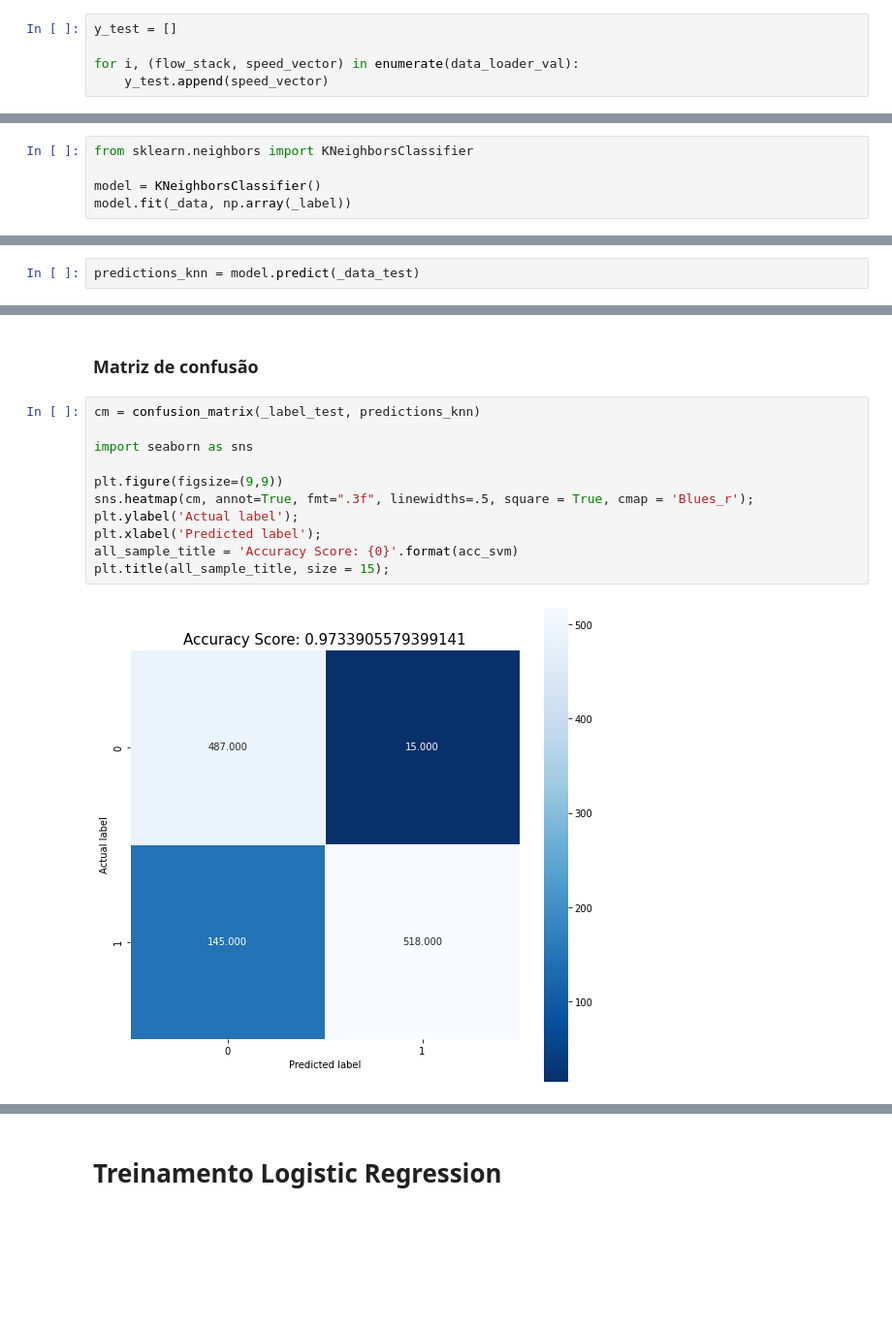
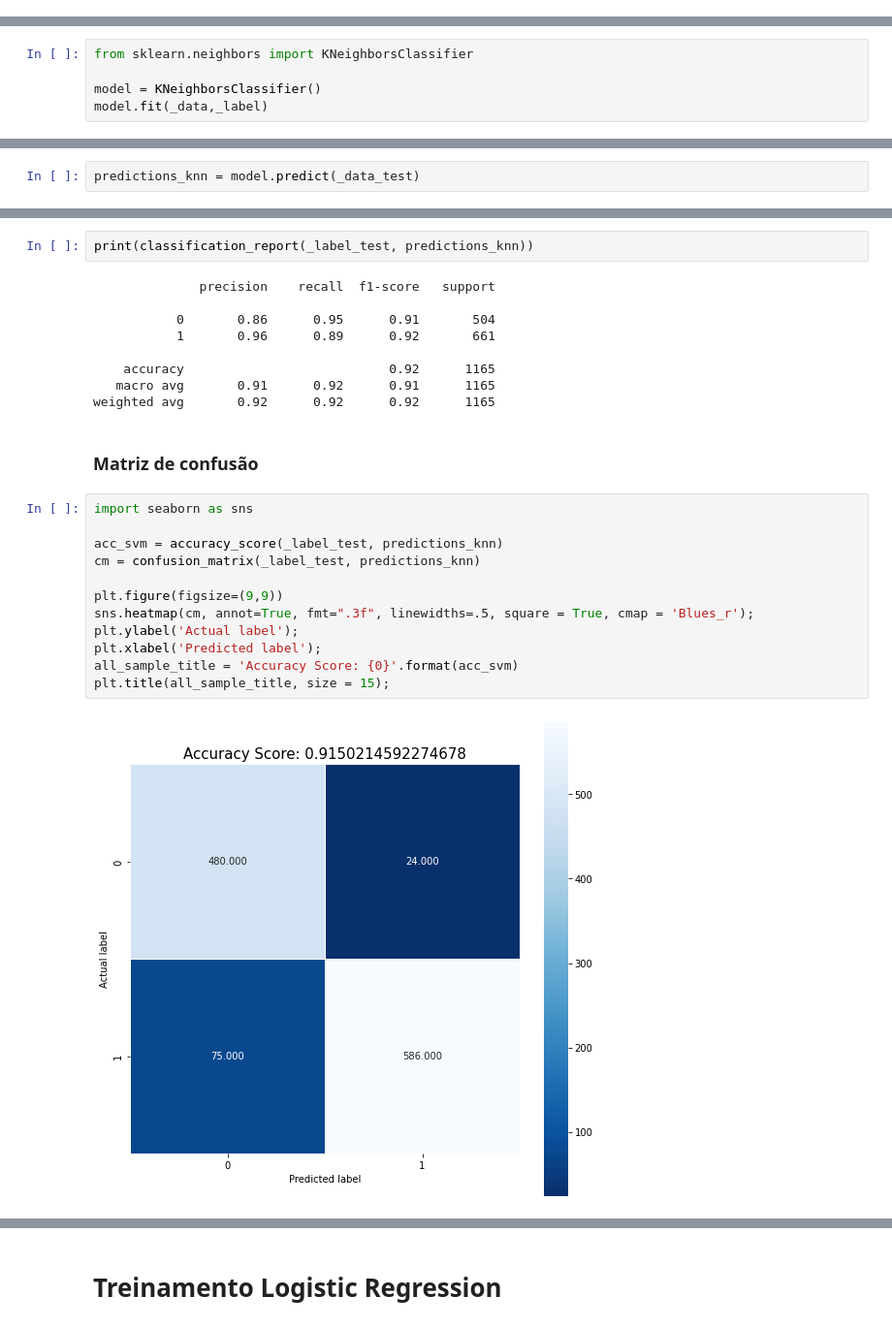
Before and after one commit to joaobarros05/teste, a Jupyter notebook: questao2.ipynb, the cells around one changed output, grey strips where cells are left out. Shown: that part at 97% size. Cells and saved outputs as stored; diff of their text form; blank space fills up the shorter version.

```diff
--- a/questao2.ipynb
+++ b/questao2.ipynb
@@ -87,11 +103,6 @@ Sequential(
   (29): ReLU(inplace=True)
   (30): MaxPool2d(kernel_size=2, stride=2, padding=0, dilation=1, ceil_mode=False)
 )
-# %%
-y_test = []
-
-for i, (flow_stack, speed_vector) in enumerate(data_loader_val):
-    y_test.append(speed_vector)
 # %% [markdown]
 # Extração de features usando VGG 16
 # %%
@@ -185,7 +192,7 @@ plt.show()
 from sklearn.neighbors import KNeighborsClassifier
 
 model = KNeighborsClassifier()
-model.fit(_data, np.array(_label))
+model.fit(_data,_label)
 # %% [output]
 KNeighborsClassifier(algorithm='auto', leaf_size=30, metric='minkowski',
                      metric_params=None, n_jobs=None, n_neighbors=5, p=2,
@@ -202,15 +204,27 @@ acc_knn
+# %%
+print(classification_report(_label_test, predictions_knn))
+# %% [output]
+              precision    recall  f1-score   support
+
+           0       0.86      0.95      0.91       504
+           1       0.96      0.89      0.92       661
+
+    accuracy                           0.92      1165
+   macro avg       0.91      0.92      0.91      1165
+weighted avg       0.92      0.92      0.92      1165
 # %% [markdown]
 ### Matriz de confusão
 # %%
+import seaborn as sns
+
+acc_svm = accuracy_score(_label_test, predictions_knn)
 cm = confusion_matrix(_label_test, predictions_knn)
-
-import seaborn as sns
 
 plt.figure(figsize=(9,9))
 sns.heatmap(cm, annot=True, fmt=".3f", linewidths=.5, square = True, cmap = 'Blues_r');
 plt.ylabel('Actual label');
 plt.xlabel('Predicted label');
 all_sample_title = 'Accuracy Score: {0}'.format(acc_svm)
 plt.title(all_sample_title, size = 15);
 # %% [output]
-[figure, old version]
+[figure, new version]
```
Also changed, not shown: parts of 38 cells of this notebook, 2 other files.
